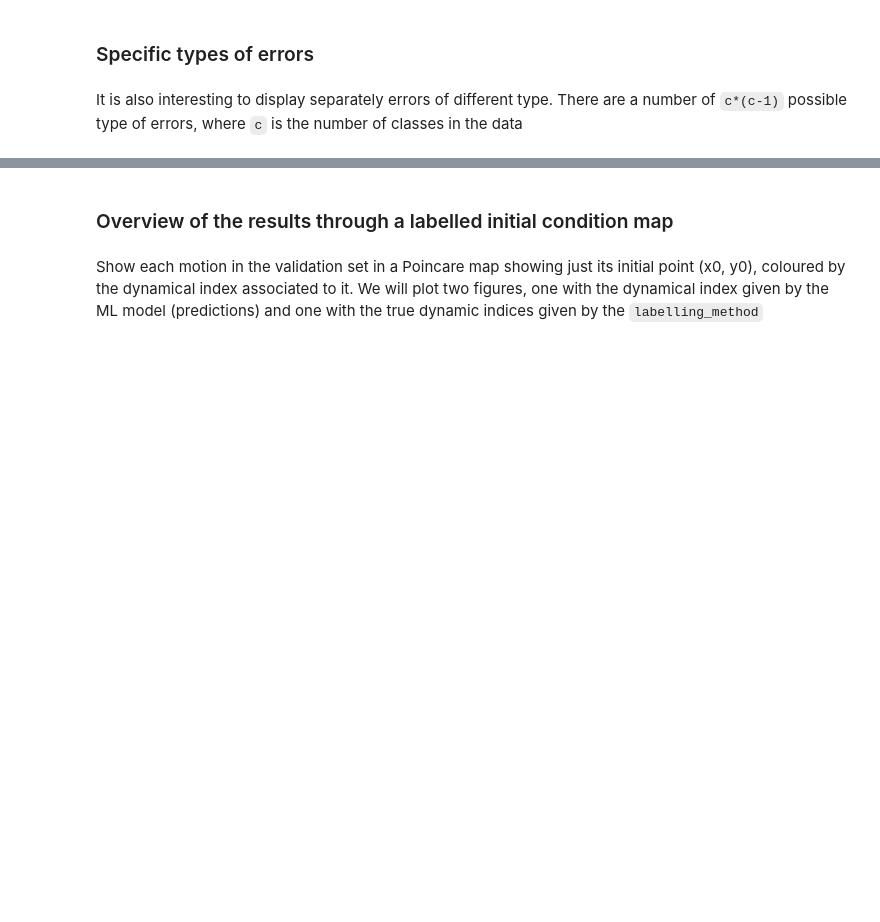
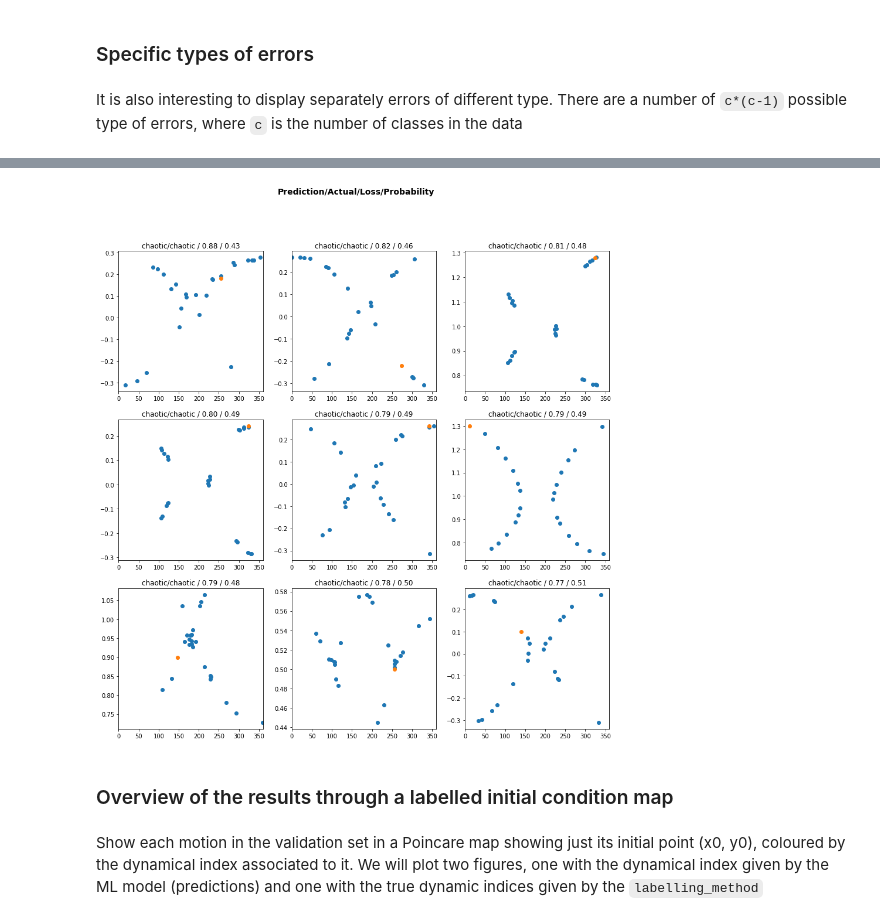
Before and after one commit to vrodriguezf/mlchaos, a Jupyter notebook: nbs/_motion_classification_time_series.ipynb, the cells around one changed output, grey strips where cells are left out. Cells and saved outputs as stored; diff of their text form; code cells hidden in the pictures; blank space fills up the shorter version.

```diff
--- a/nbs/_motion_classification_time_series.ipynb
+++ b/nbs/_motion_classification_time_series.ipynb
@@ -306,12 +336,14 @@ print(interp.top_losses(k=3, largest=False, predicted='librational', actual='lib
 # %%
 predicted = 'chaotic'
 actual = 'chaotic'
 n_errors = interp.confusion_matrix()[interp.vocab.o2i[predicted],
                                      interp.vocab.o2i[actual]]
 interp.plot_top_losses(k=min(n_errors, 9), figsize=(15, 15),
-                       largest=True, ylim=ylim,
+                       largest=True,
                        predicted=predicted,
                        actual=actual)
+# %% [output]
+[figure, added]
 # %% [markdown]
 ### Overview of the results through a labelled initial condition map
 # %% [markdown]
```
Also changed, not shown: parts of 22 cells of this notebook, 11 other files.
